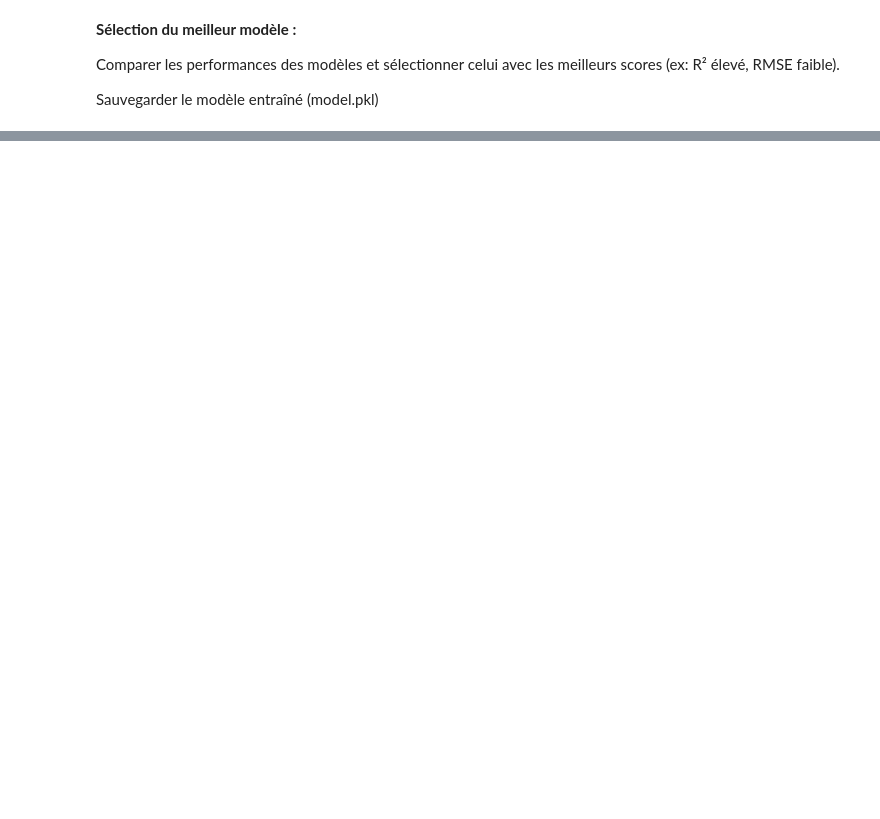
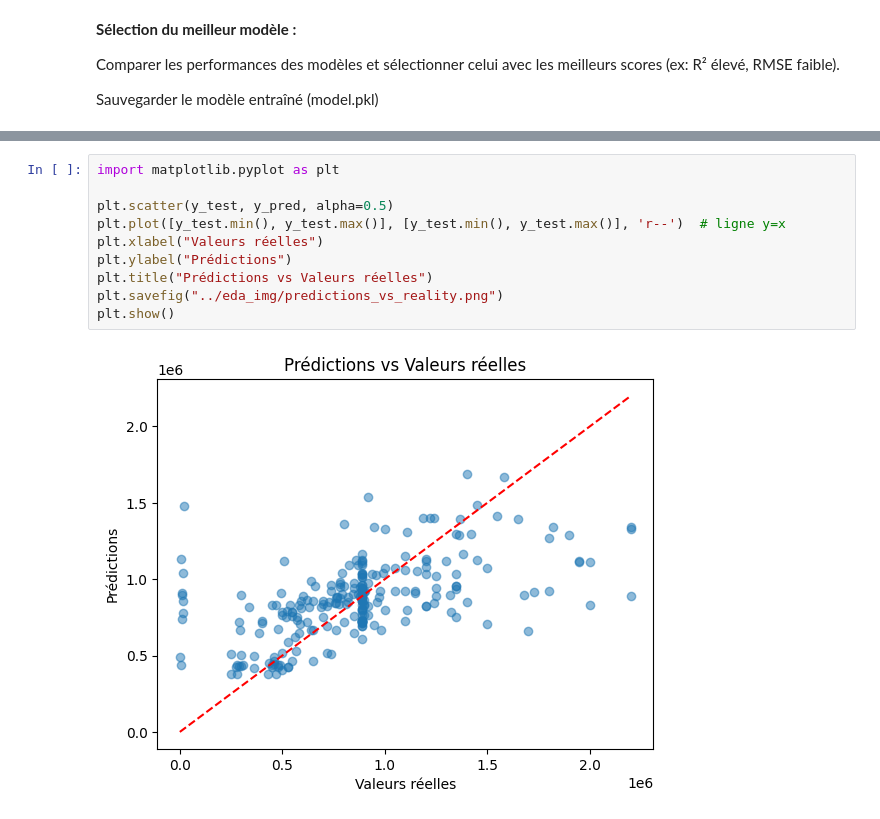
Before and after one commit to Ilhamelgharbi/Real-Estate-Price-Estimation-Project, a Jupyter notebook: v1.ipynb, the cells around one changed output, grey strips where cells are left out. Saved outputs shown, nothing was run; the diff lists cells and outputs as text; blank space fills up the shorter version.

```diff
--- a/v1.ipynb
+++ b/v1.ipynb
@@ -379,0 +619,12 @@ print("Modèle sauvegardé sous 'model.pkl'")
+# %%
+import matplotlib.pyplot as plt
+
+plt.scatter(y_test, y_pred, alpha=0.5)
+plt.plot([y_test.min(), y_test.max()], [y_test.min(), y_test.max()], 'r--')  # ligne y=x
+plt.xlabel("Valeurs réelles")
+plt.ylabel("Prédictions")
+plt.title("Prédictions vs Valeurs réelles")
+plt.savefig("../eda_img/predictions_vs_reality.png")
+plt.show()
+# %% [output]
+[figure, added]
```
Also changed, not shown: parts of 32 cells of this notebook.
